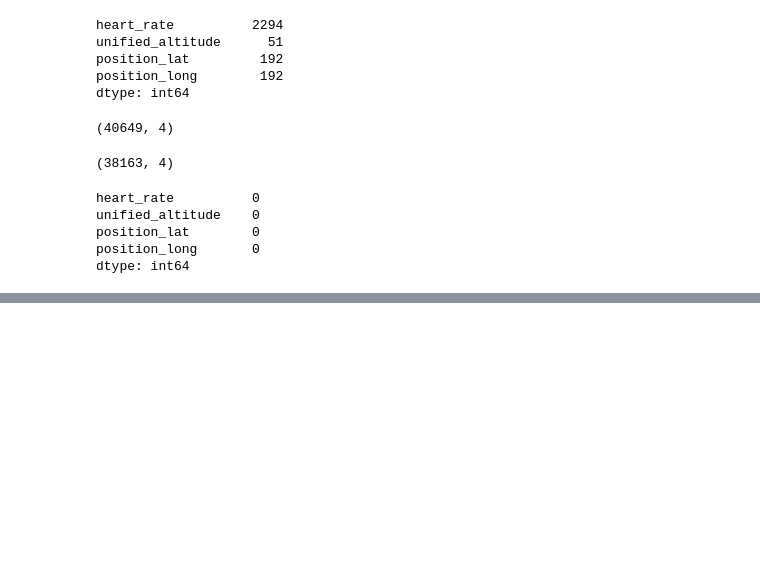
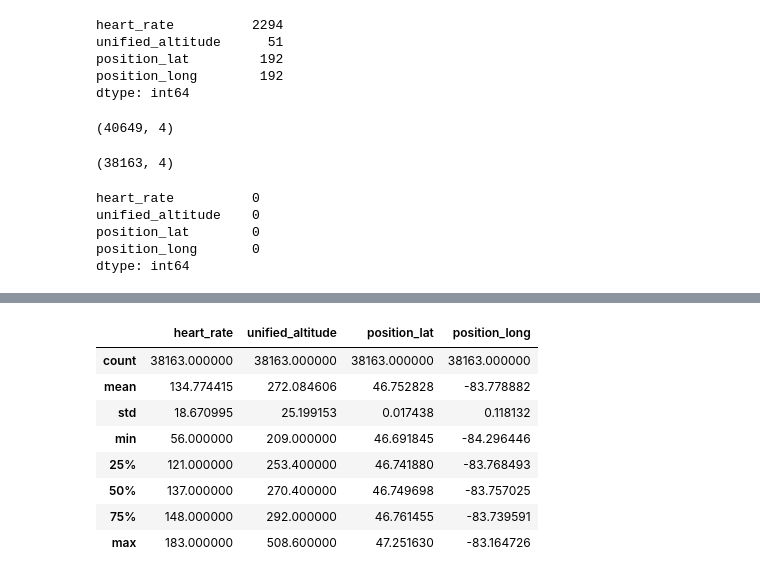
Before and after one commit to vandao288/strava_data_report, a Jupyter notebook: strava.ipynb, the cells around one changed output, grey strips where cells are left out. Cells and saved outputs as stored; diff of their text form; code cells hidden in the pictures; blank space fills up the shorter version.

Commit message:
Latitude: apply mercantor projection

```diff
--- a/strava.ipynb
+++ b/strava.ipynb
@@ -775,0 +807,8 @@ dtype: int64
+# %%
+# Convert global coordinates to flat coordinates using Mercantor projection
+
+#import math
+def lat2y(a):
+    return 180.0/np.pi*np.log(np.tan(np.pi/4.0+a*(np.pi/180.0)/2.0))
+
+df_selected["position_lat"]=df_selected["position_lat"].apply(lat2y)
@@ -775,0 +824,12 @@ dtype: int64
+# %%
+df_selected.describe()
+# %% [output]
+|  | heart_rate | unified_altitude | position_lat | position_long |
+| count | 38163.000000 | 38163.000000 | 38163.000000 | 38163.000000 |
+| mean | 134.774415 | 272.084606 | 46.752828 | -83.778882 |
+| std | 18.670995 | 25.199153 | 0.017438 | 0.118132 |
+| min | 56.000000 | 209.000000 | 46.691845 | -84.296446 |
+| 25% | 121.000000 | 253.400000 | 46.741880 | -83.768493 |
+| 50% | 137.000000 | 270.400000 | 46.749698 | -83.757025 |
+| 75% | 148.000000 | 292.000000 | 46.761455 | -83.739591 |
+| max | 183.000000 | 508.600000 | 47.251630 | -83.164726 |
```
Also changed, not shown: parts of 11 cells of this notebook.
